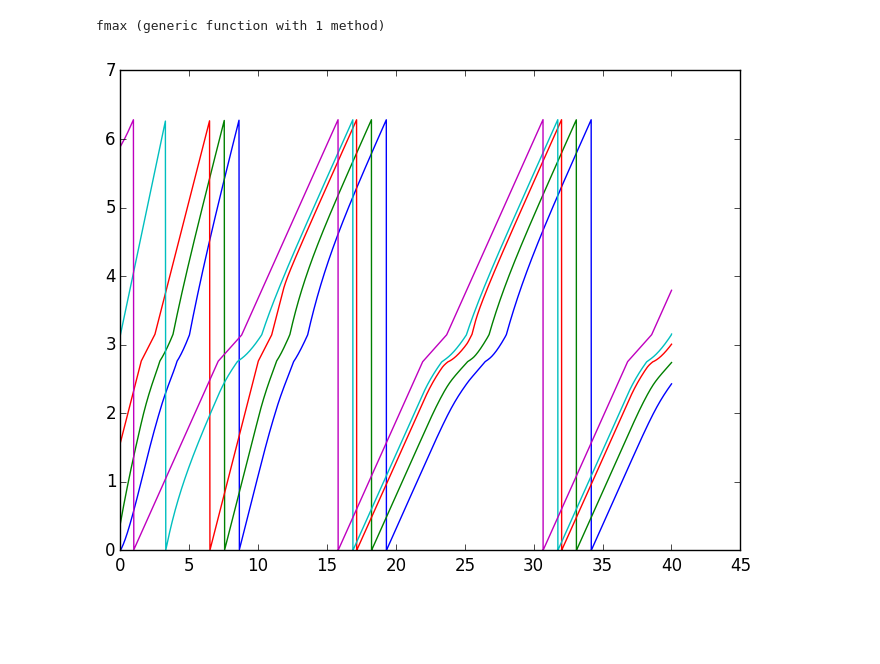
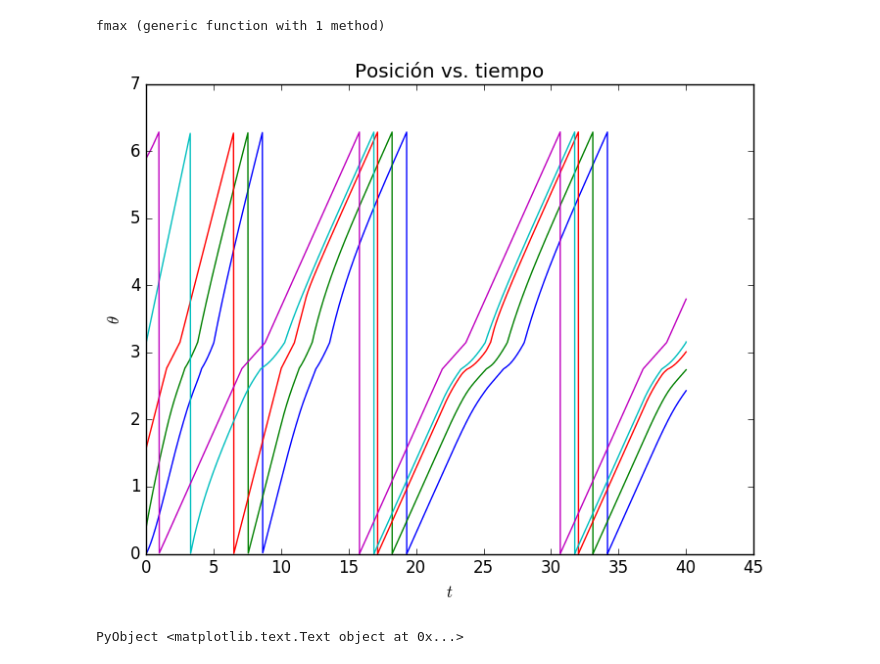
Before and after one commit to windie-rozureido/ProyectoTemasSelectosFisComp2016-1, a Jupyter notebook: trafico.ipynb, the cells around one changed output. Saved outputs shown, nothing was run; the diff lists cells and outputs as text; code cells hidden in the pictures; blank space fills up the shorter version.

```diff
--- a/trafico.ipynb
+++ b/trafico.ipynb
@@ -377,6 +380,9 @@ y=Taypos(X0,L,T,V,tf,ϵ)
 # %%
-n = length(X0)
+n = length(X0y1)
 for i in 2:n+1
-    plot(y[:,1], y[:,i])
+    plot(y1[:,1], y1[:,i])
 end
+xlabel(L"t")
+ylabel(L"\theta")
+title("Posición vs. tiempo")
 # %% [output]
@@ -384,5 +391,8 @@ end
 # %%
 for i in n+2:2*n+1
-    plot(y[:,1], y[:,i])
+    plot(y1[:,1], y1[:,i])
 end
+xlabel(L"t")
+ylabel(L"\omega")
+title("Velocidad vs. tiempo")
 # %% [output]
@@ -424,20 +435,24 @@ end
 fmax (generic function with 1 method)
 # %%
 X0 = [0,π/8,π/2,15*π/8, π];
-X0 = sort(X0);
+X0y2 = sort(X0);
 L = π/100 * [1.0,1.0,1.0,1.0,1.0];
 T = [1.0,1.0,0.2,1.0,1.0];
 V = [π/3,π/2,π/4,π\3,π/7];
 tf = 40;
 ϵ = 2.0e-20;
+# %%
+y2=Taypos(X0y2,L,T,V,tf,ϵ);
 # %%
-y=Taypos(X0,L,T,V,tf,ϵ)
-
-n = length(X0)
+n = length(X0y2)
 for i in 2:n+1
-    plot(y[:,1], y[:,i])
+    plot(y2[:,1], y2[:,i])
 end
+xlabel(L"t")
+ylabel(L"\theta")
+title("Posición vs. tiempo")
 # %% [output]
-[figure, old version]
+[figure, new version]
+PyObject <matplotlib.text.Text object at 0x...>
 # %%
 for i in n+2:2*n+1
```
Also changed, not shown: parts of 26 cells of this notebook.
